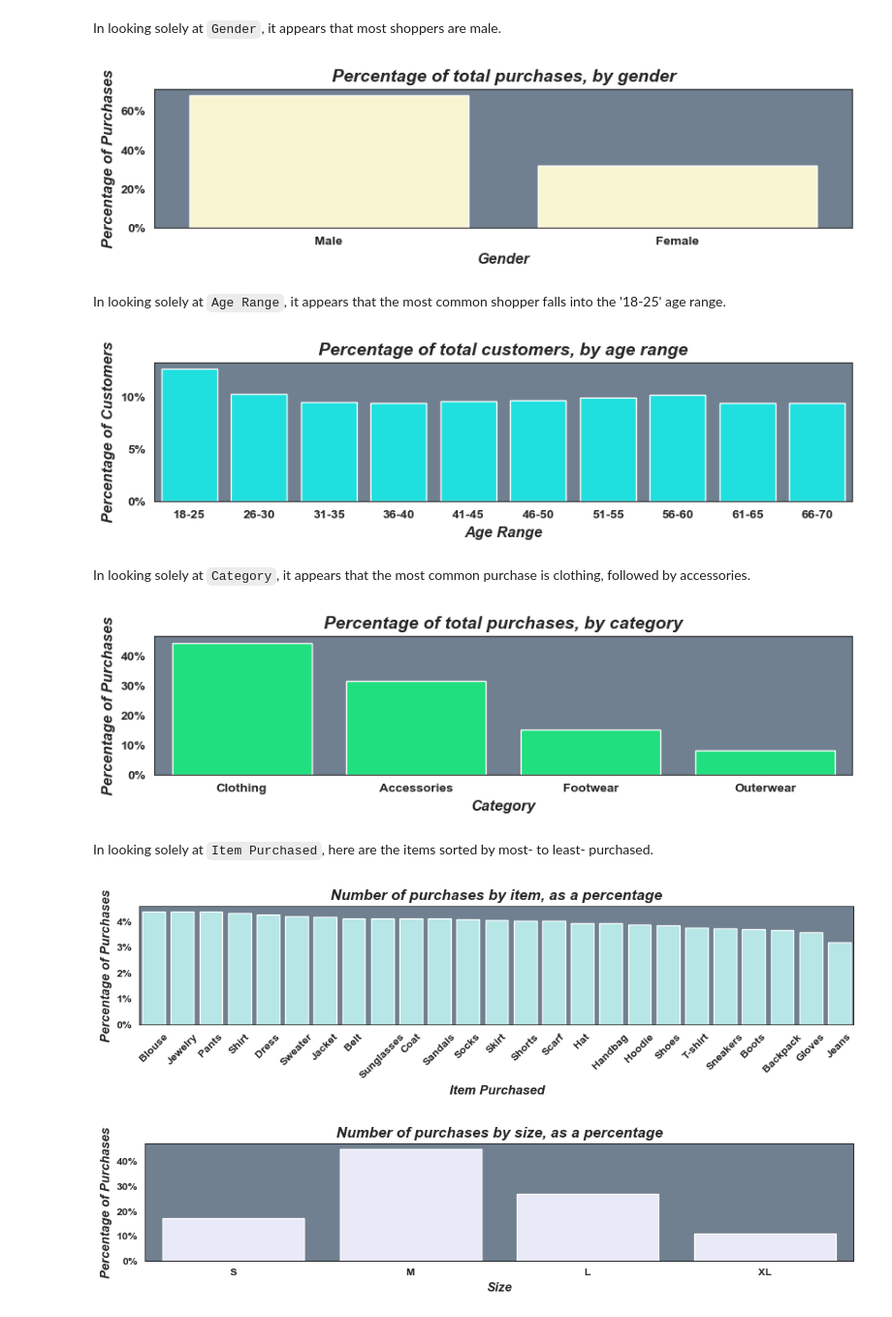
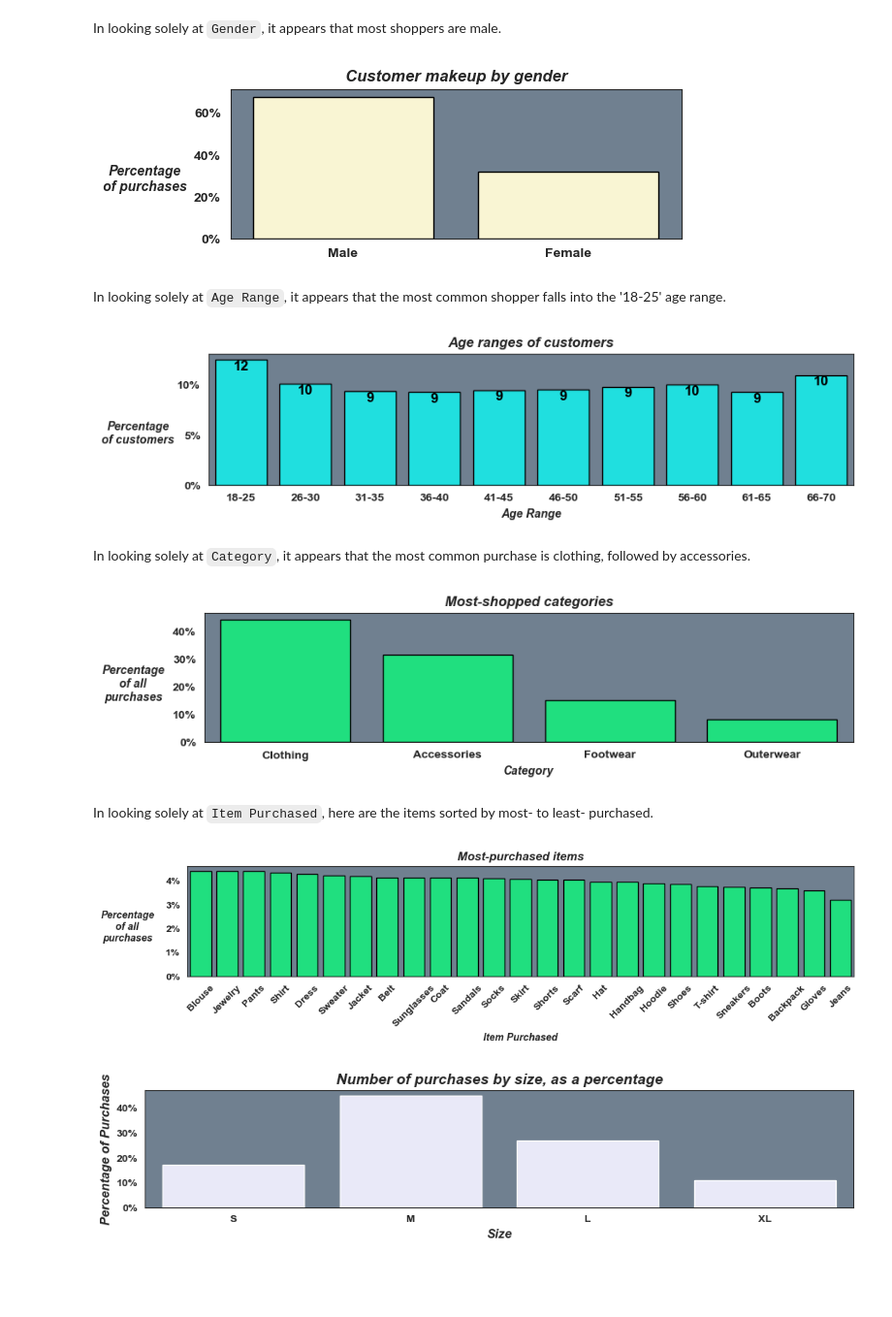
Before and after one commit to molly777yllom/DataDive3_DATA3500, a Jupyter notebook: shopping_trends.ipynb, the cells around one changed output. Shown at 97% size. Drawn from its saved outputs; the diff is of its cells as text; code cells hidden in the pictures; blank space fills up the shorter version.

Commit message:
Ad ded some plots and work

```diff
--- a/shopping_trends.ipynb
+++ b/shopping_trends.ipynb
@@ -263,23 +263,24 @@ In looking solely at `Gender`, it appears that most shoppers are male.
 # %%
 # Plot: Number of customers by gender (as % of total)
 gender_counts = shopping['Gender'].value_counts(normalize=True) * 100  # calculate the percentage of purchase count by each gender
 gender_percentage = gender_counts.reset_index()  # convert the series to dataframe (with the two columns below)  for plotting
 gender_percentage.columns = ['Gender', 'Percentage']
-f, ax = plt.subplots(figsize=(10, 2))  # set up plot and styles
+f, ax = plt.subplots(figsize=(6, 2))  # set up plot and styles
 plt.subplots_adjust(hspace=0.3, wspace=0.5)
 sns.set_style('white')
-sns.barplot(x="Gender", y="Percentage", data=gender_percentage, color='lemonchiffon', ax=ax)  # set up barplot
-ax.set_title('Percentage of total purchases, by gender', fontsize=14, weight='bold', style='italic', y=1)  # set overall plot title
-ax.set_xlabel('Gender', weight='bold', style='italic', size=12)  # set y label
-ax.set_ylabel('Percentage of Purchases', weight='bold', style='italic', size=12)  # set x label
+sns.barplot(x="Gender", y="Percentage", data=gender_percentage, color='lemonchiffon', edgecolor='black', ax=ax)  # set up barplot
+ax.set_title('Customer makeup by gender', fontsize=12, weight='bold', style='italic', y=1)  # set overall plot title
+ax.set_xlabel('', weight='bold', style='italic', size=12)  # set y label
+ax.set_ylabel('Percentage\nof purchases', weight='bold', style='italic', size=10, rotation=0)  # customize the y-axis label
+ax.get_yaxis().set_label_coords(-0.19,0.30)  # Adjust y-axis label position
 ax.set_facecolor('slategray')  # set background color
 for label in ax.get_xticklabels(): label.set_weight('bold')  # make x-axis tick labels bold
 for label in ax.get_yticklabels(): label.set_weight('bold')  # make y-axis tick labels bold
 formatter = FuncFormatter(to_percent)
 ax.yaxis.set_major_formatter(formatter)  # apply the formatting function to add % signs to y-axis
 plt.show()  # show the plot
 # %% [output]
-[figure, old version]
+[figure, new version]
 # %% [markdown]
 In looking solely at `Age Range`, it appears that the most common shopper falls into the '18-25' age range.
 # %%
@@ -292,20 +293,27 @@ age_counts = shopping['Age Range'].value_counts(normalize=True) * 100   # calcul
 age_percentage = age_counts.reset_index()   # convert the series to dataframe (with the two columns below) for plotting
 age_percentage.columns = ['Age Range', 'Percentage']
 f, ax = plt.subplots(figsize=(10, 2))    # set up plot and styles
-plt.subplots_adjust(hspace=0.3, wspace=0.5)
+#plt.subplots_adjust(hspace=0.3, wspace=0.5)
+# left=0.15, right=0.95, top=1.5, bottom=0.1,
+f.subplots_adjust(top=0.9)
 sns.set_style('white')
-sns.barplot(x="Age Range", y="Percentage", data=age_percentage, color='cyan', ax=ax)    # establish the plot
-ax.set_title('Percentage of total customers, by age range', fontsize=14, weight='bold', style='italic', y=1)  # set overall plot title
-ax.set_xlabel('Age Range', weight='bold', style='italic', size=12) # set x label
-ax.set_ylabel('Percentage of Customers', weight='bold', style='italic', size=12) # set y label
+barplot = sns.barplot(x="Age Range", y="Percentage", data=age_percentage, color='cyan', edgecolor='black', ax=ax)    # establish the plot
+ax.set_title('Age ranges of customers', fontsize=12, weight='bold', style='italic', y=1)  # set overall plot title
+ax.set_xlabel('Age Range', weight='bold', style='italic', size=10) # set x label
+ax.set_ylabel('Percentage\nof customers', weight='bold', style='italic', size=10, rotation=0)  # customize the y-axis label
+ax.get_yaxis().set_label_coords(-0.11,0.30)  # Adjust y-axis label position
 ax.set_facecolor('slategray') # set background color
 for label in ax.get_xticklabels(): label.set_weight('bold') # customize x-axis tick labels
 for label in ax.get_yticklabels(): label.set_weight('bold') # customize y-axis tick labels
+# Add count labels above the bars
+for p in barplot.patches:
+    ax.text(p.get_x() + p.get_width() / 2., p.get_height(), '%d' % int(p.get_height()),
+            fontsize=12, weight='bold', color='black', ha='center', va='top')
 formatter = FuncFormatter(to_percent)  # turns into formatter object so it can be passed to the axes
 ax.yaxis.set_major_formatter(formatter)  # apply the formatting function to add % signs to y-axis
 plt.show() # show the plot
 # %% [output]
-[figure, old version]
+[figure, new version]
 # %% [markdown]
 In looking solely at `Category`, it appears that the most common purchase is clothing, followed by accessories.
 # %%
@@ -316,10 +324,11 @@ category_percentage.columns = ['Category', 'Percentage']
 f, ax = plt.subplots(figsize=(10, 2))  # set up plot and styles
 plt.subplots_adjust(hspace=0.3, wspace=0.5)
 sns.set_style('white')
-sns.barplot(x="Category", y="Percentage", data=category_percentage, color='springgreen', ax=ax)  # create the plot
-ax.set_title('Percentage of total purchases, by category', fontsize=14, weight='bold', style='italic', y=1)  # set overall plot title
-ax.set_xlabel('Category', weight='bold', style='italic', size=12)# set y label
-ax.set_ylabel('Percentage of Purchases', weight='bold', style='italic', size=12)  # set x label
+sns.barplot(x="Category", y="Percentage", data=category_percentage, color='springgreen', edgecolor='black', ax=ax)  # create the plot
+ax.set_title('Most-shopped categories', fontsize=12, weight='bold', style='italic', y=1)  # set overall plot title
+ax.set_xlabel('Category', weight='bold', style='italic', size=10)# set y label
+ax.set_ylabel('Percentage\nof all\npurchases', weight='bold', style='italic', size=10, rotation=0)  # customize the y-axis label
+ax.get_yaxis().set_label_coords(-0.11,0.30)  # Adjust y-axis label position
 ax.set_facecolor('slategray')  # set background color
 for label in ax.get_xticklabels(): label.set_weight('bold')  # customize x-axis tick labels
 for label in ax.get_yticklabels(): label.set_weight('bold')  # customize y-axis tick labels
@@ -327,7 +336,7 @@ formatter = FuncFormatter(to_percent)
 ax.yaxis.set_major_formatter(formatter)  # apply the formatting function to add % signs to y-axis
 plt.show()  # show the plot
 # %% [output]
-[figure, old version]
+[figure, new version]
 # %% [markdown]
 In looking solely at `Item Purchased`, here are the items sorted by most- to least- purchased.
 # %%
@@ -338,10 +347,11 @@ item_percentage.columns = ['Item Purchased', 'Percentage']
 f, ax = plt.subplots(figsize=(12, 2))  # set up plot and styles
 plt.subplots_adjust(hspace=0.3, wspace=0.5)
 sns.set_style('white')
-sns.barplot(x="Item Purchased", y="Percentage", data=item_percentage, color='paleturquoise', ax=ax)  # set up the barplot
-ax.set_title('Number of purchases by item, as a percentage', fontsize=14, weight='bold', style='italic', y=1)  # set overall plot title
-ax.set_xlabel('Item Purchased', weight='bold', style='italic', size=12)  # set y label
-ax.set_ylabel('Percentage of Purchases', weight='bold', style='italic', size=12)  # set x label
+sns.barplot(x="Item Purchased", y="Percentage", data=item_percentage, color='springgreen', edgecolor='black', ax=ax)  # set up the barplot
+ax.set_title('Most-purchased items', fontsize=12, weight='bold', style='italic', y=1)  # set overall plot title
+ax.set_xlabel('Item Purchased', weight='bold', style='italic', size=10)  # set y label
+ax.set_ylabel('Percentage\nof all\npurchases', weight='bold', style='italic', size=10, rotation=0)  # customize the y-axis label
+ax.get_yaxis().set_label_coords(-0.09,0.30)  # Adjust y-axis label position
 ax.set_facecolor('slategray')  # set background color
 ax.set_xticklabels(ax.get_xticklabels(), rotation=45, weight='bold')  # customize the x-axis tick labels
 for label in ax.get_yticklabels(): label.set_weight('bold')  # make y-axis tick labels bold
@@ -349,7 +359,7 @@ formatter = FuncFormatter(to_percent)
 ax.yaxis.set_major_formatter(formatter)  # apply the formatting function to add % signs to y-axis
 plt.show()  # show the plot
 # %% [output]
-[figure, old version]
+[figure, new version]
 # %%
 # Plot: number of purchases by item (as % of total)
 size_counts = shopping['Size'].value_counts(normalize=True) * 100  # calculate the percentage of purchase count by each item
```
Also changed, not shown: parts of 19 cells of this notebook, 1 other file.
